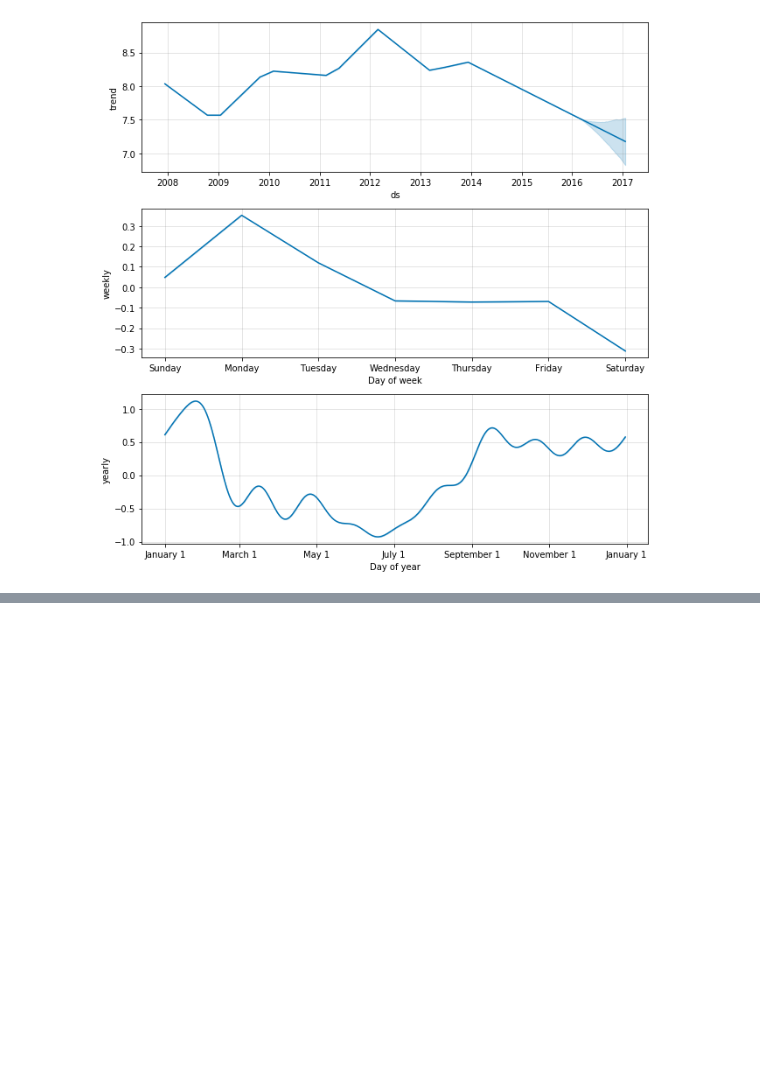
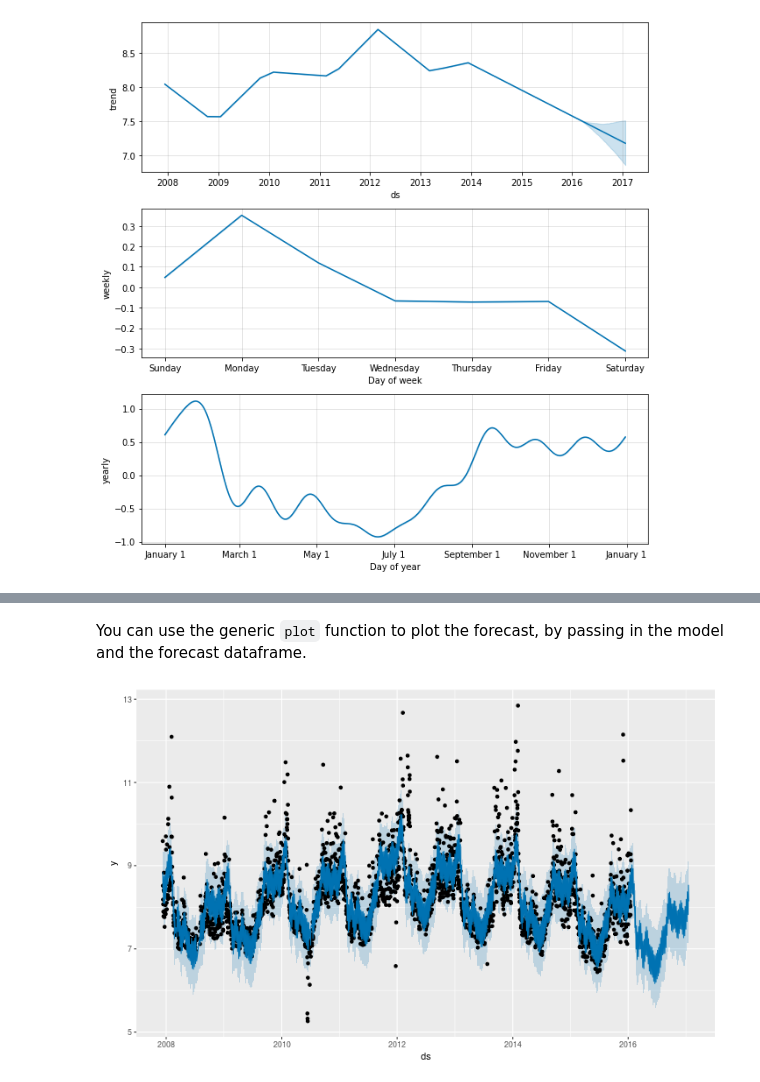
Before and after one commit to thimotyb/prophet, a Jupyter notebook: notebooks/quick_start.ipynb, the cells around one changed output, grey strips where cells are left out. Cells and saved outputs as stored; diff of their text form; code cells hidden in the pictures; blank space fills up the shorter version.

```diff
--- a/notebooks/quick_start.ipynb
+++ b/notebooks/quick_start.ipynb
@@ -83,0 +92,3 @@ fig2 = m.plot_components(forecast)
+# %%
+%%R
+df <- read.csv('../examples/example_wp_log_peyton_manning.csv')
@@ -83,0 +110,3 @@ fig2 = m.plot_components(forecast)
+# %%
+%%R
+m <- prophet(df)
@@ -83,0 +119,4 @@ fig2 = m.plot_components(forecast)
+# %%
+%%R
+future <- make_future_dataframe(m, periods = 365)
+tail(future)
@@ -83,0 +133,4 @@ fig2 = m.plot_components(forecast)
+# %%
+%%R
+forecast <- predict(m, future)
+tail(forecast[c('ds', 'yhat', 'yhat_lower', 'yhat_upper')])
@@ -83,0 +145,7 @@ fig2 = m.plot_components(forecast)
+# %% [markdown]
+You can use the generic `plot` function to plot the forecast, by passing in the model and the forecast dataframe.
+# %%
+%%R -w 10 -h 6 -u in
+plot(m, forecast)
+# %% [output]
+[figure, added]
```
Also changed, not shown: parts of 18 cells of this notebook.
